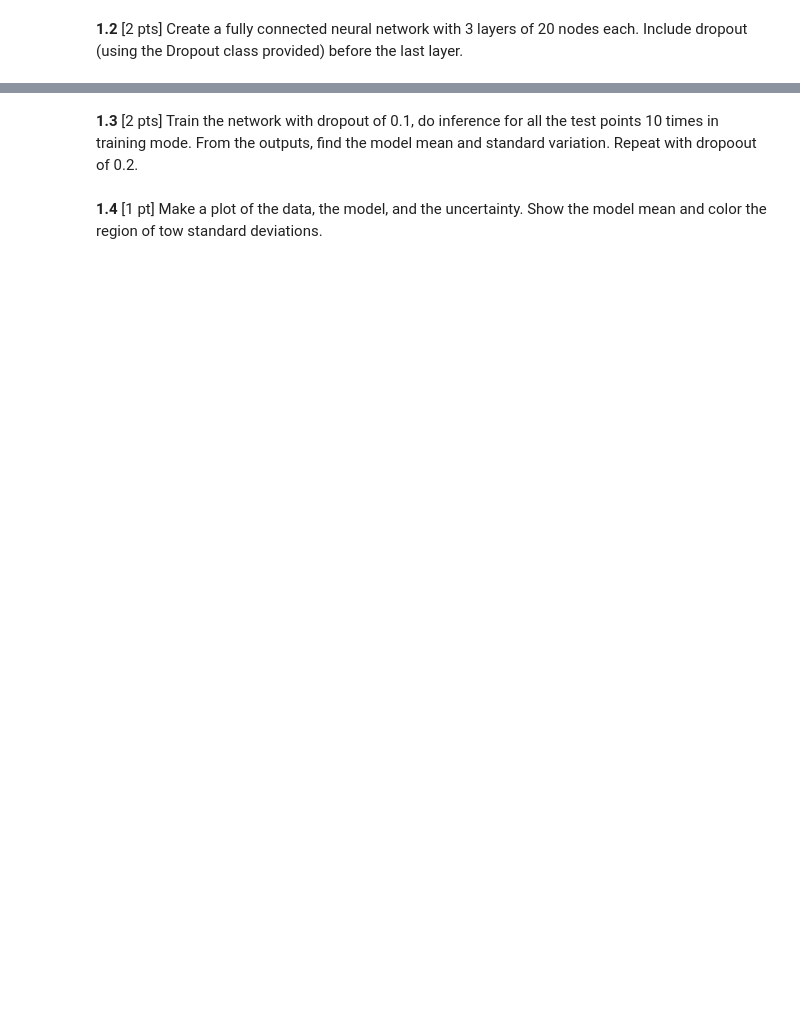
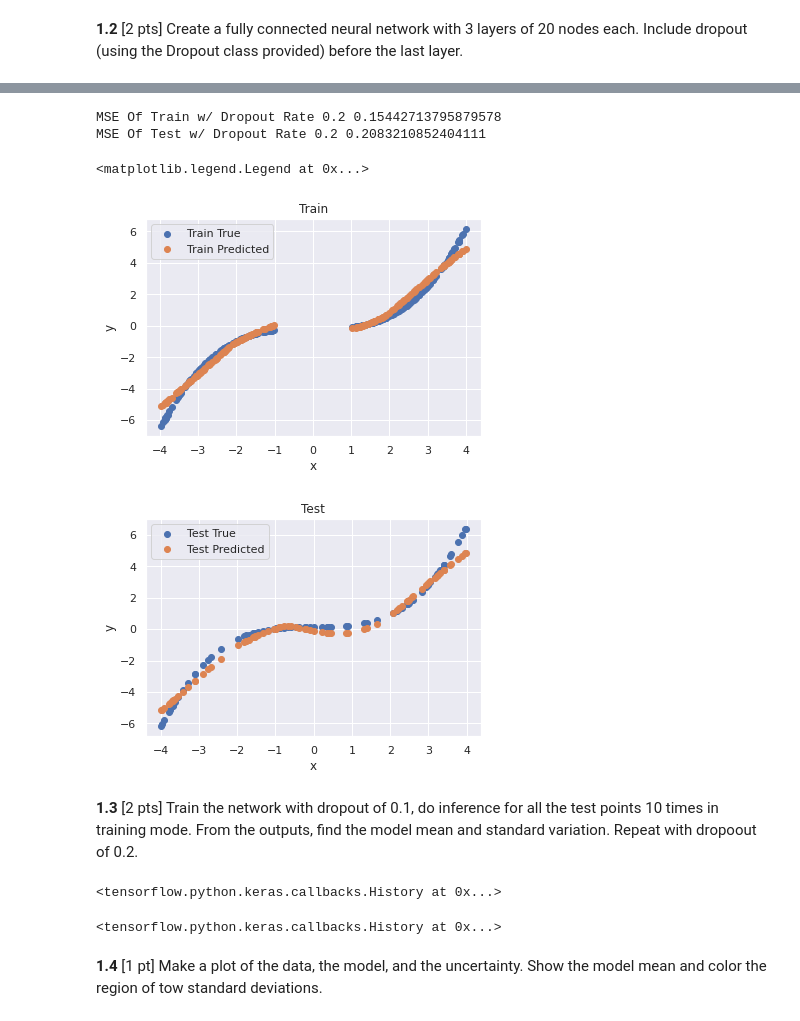
Before and after one commit to simonwarchol/2020-CS109B, a Jupyter notebook: content/homeworks/hw08/notebook/cs109b_hw7_209.ipynb, the cells around one changed output, grey strips where cells are left out. Cells and saved outputs as stored; diff of their text form; code cells hidden in the pictures; blank space fills up the shorter version.

```diff
--- a/content/homeworks/hw08/notebook/cs109b_hw7_209.ipynb
+++ b/content/homeworks/hw08/notebook/cs109b_hw7_209.ipynb
@@ -149,0 +163,12 @@ class Dropout(layers.Dropout):
+# %%
+# create model
+model = Sequential()
+model.add(Dense(20, input_dim=1, activation='relu'))
+model.add(Dense(20, activation='relu'))
+model.add(Dense(20, activation='relu'))
+model.add(Dropout(rate=0.2))
+model.add(Dense(1))
+model.compile(loss='mean_squared_error', optimizer='adam')
+# %%
+# Fit the model
+model.fit(train_ds[:,0],train_ds[:,1], epochs=100)
@@ -150,2 +194,33 @@ class Dropout(layers.Dropout):
+# %%
+# evaluate the training and testing performance of your model
+from sklearn.metrics import mean_squared_error
+print("MSE Of Train w/ Dropout Rate 0.2",mean_squared_error(train_ds[:,1], model.predict(train_ds[:,0])) )
+print("MSE Of Test w/ Dropout Rate 0.2",mean_squared_error(test_ds[:,1], model.predict(test_ds[:,0])) )
+# %% [output]
+MSE Of Train w/ Dropout Rate 0.2 0.15442713795879578
+MSE Of Test w/ Dropout Rate 0.2 0.2083210852404111
+# %%
+# plot
+fig, ax = plt.subplots()
+ax.scatter(train_ds[:, 0], train_ds[:, 1], label="Train True")
+ax.scatter(train_ds[:, 0], model.predict(train_ds[:,0]), label="Train Predicted")
+
+
+ax.set(xlabel='x', ylabel='y',
+       title='Train')
+ax.legend()
+
+fig, ax = plt.subplots()
+ax.scatter(test_ds[:, 0], test_ds[:, 1], label="Test True")
+ax.scatter(test_ds[:, 0], model.predict(test_ds[:,0]), label="Test Predicted")
+
+
+ax.set(xlabel='x', ylabel='y',
+       title='Test')
+ax.legend()
+# %% [output]
+<matplotlib.legend.Legend at 0x...>
+[figure, added]
+[figure, added]
 # %% [markdown]
 **1.3** [2 pts] Train the network with dropout of 0.1, do inference for all the test points 10 times in training mode. From the outputs, find the model mean and standard variation. Repeat with dropoout of 0.2.
@@ -155,0 +227,12 @@ class Dropout(layers.Dropout):
+# %%
+# your code here
+model = Sequential()
+model.add(Dense(20, input_dim=1, activation='relu'))
+model.add(Dense(20, activation='relu'))
+model.add(Dense(20, activation='relu'))
+model.add(Dropout(rate=0.1, training=True))
+model.add(Dense(1))
+model.compile(loss='mean_squared_error', optimizer='adam')
+model.fit(train_ds[:,0], train_ds[:,1],  epochs=100, verbose=0)
+# %% [output]
+<tensorflow.python.keras.callbacks.History at 0x...>
@@ -155,0 +253,12 @@ class Dropout(layers.Dropout):
+# %%
+# your code here
+model = Sequential()
+model.add(Dense(20, input_dim=1, activation='relu'))
+model.add(Dense(20, activation='relu'))
+model.add(Dense(20, activation='relu'))
+model.add(Dropout(rate=0.2, training=True))
+model.add(Dense(1))
+model.compile(loss='mean_squared_error', optimizer='adam')
+model.fit(train_ds[:,0], train_ds[:,1], epochs=100, verbose=0)
+# %% [output]
+<tensorflow.python.keras.callbacks.History at 0x...>
```
Also changed, not shown: parts of 30 cells of this notebook, 1 other file.
